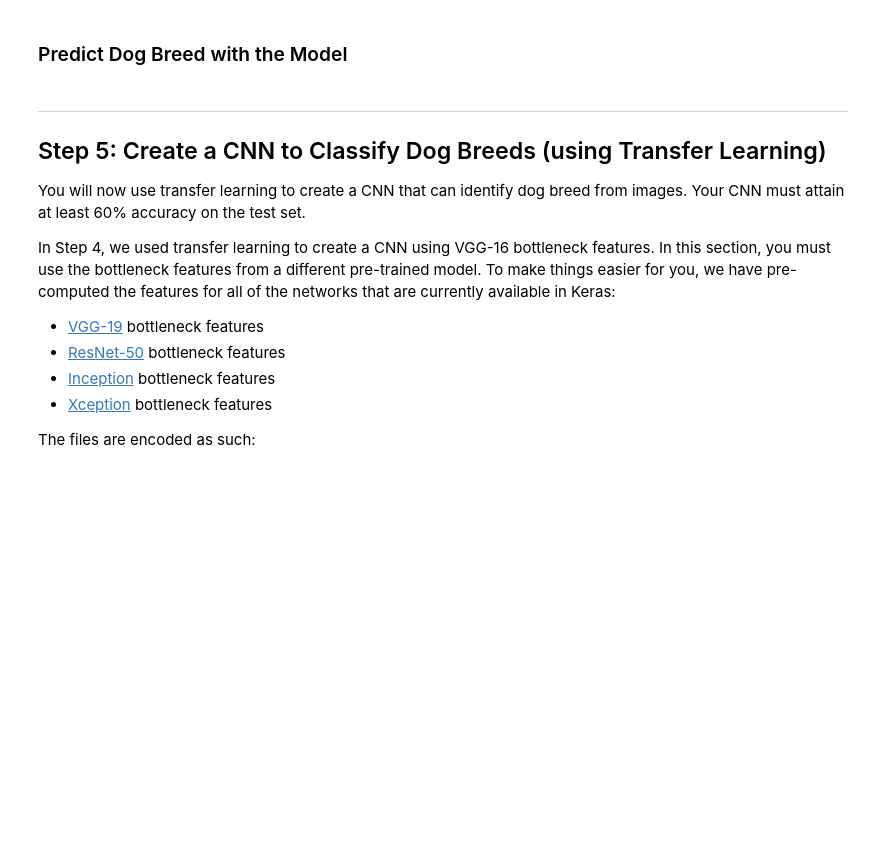
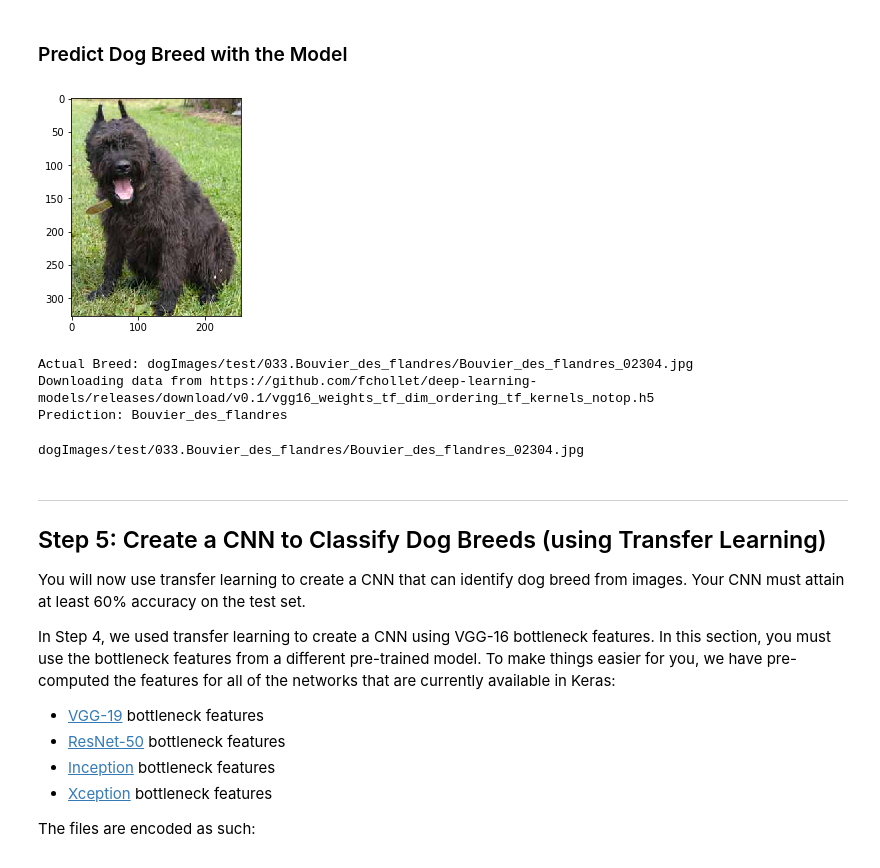
Before and after one commit to iterativo/aind2-dog-project, a Jupyter notebook: dog_app.ipynb, the cells around one changed output. Saved outputs shown, nothing was run; the diff lists cells and outputs as text; code cells hidden in the pictures; blank space fills up the shorter version.

```diff
--- a/dog_app.ipynb
+++ b/dog_app.ipynb
@@ -540,6 +577,34 @@ def VGG16_predict_breed(img_path):
     predicted_vector = VGG16_model.predict(bottleneck_feature)
     # return dog breed that is predicted by the model
     return dog_names[np.argmax(predicted_vector)]
+# %%
+import cv2
+import matplotlib.pyplot as plt
+%matplotlib inline
+
+prediction_files = test_files[50:60]
+
+# load color (BGR) image
+img = cv2.imread(test_files[50])
+
+# convert BGR image to RGB for plotting
+cv_rgb = cv2.cvtColor(img, cv2.COLOR_BGR2RGB)
+
+# display the image, along with bounding box
+plt.imshow(cv_rgb)
+plt.show()
+
+print("Actual Breed:", test_files[50])
+print("Prediction:", VGG16_predict_breed(test_files[50]))
+# %% [output]
+[figure, added]
+Actual Breed: dogImages/test/033.Bouvier_des_flandres/Bouvier_des_flandres_02304.jpg
+Downloading data from https://github.com/fchollet/deep-learning-models/releases/download/v0.1/vgg16_weights_tf_dim_ordering_tf_kernels_notop.h5
+Prediction: Bouvier_des_flandres
+# %%
+print(test_files[50])
+# %% [output]
+dogImages/test/033.Bouvier_des_flandres/Bouvier_des_flandres_02304.jpg
 # %% [markdown]
 ---
 <a id='step5'></a>
```
Also changed, not shown: parts of 5 cells of this notebook, 2 other files.
